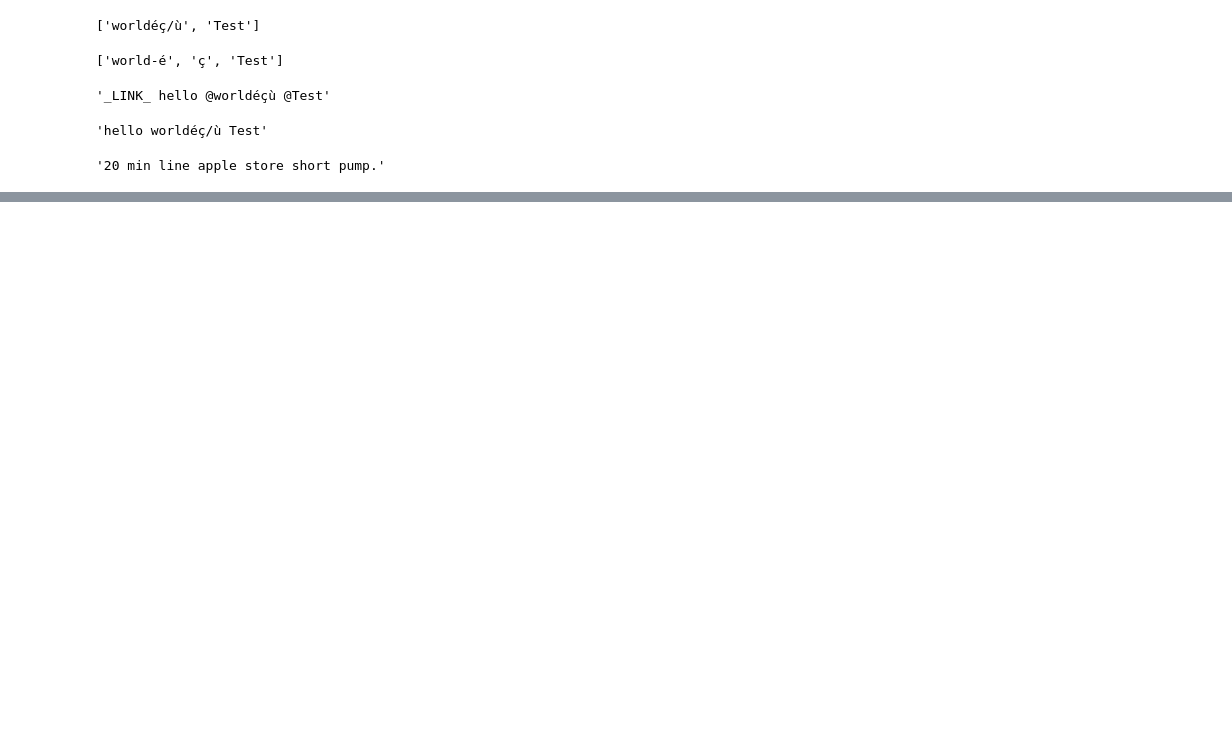
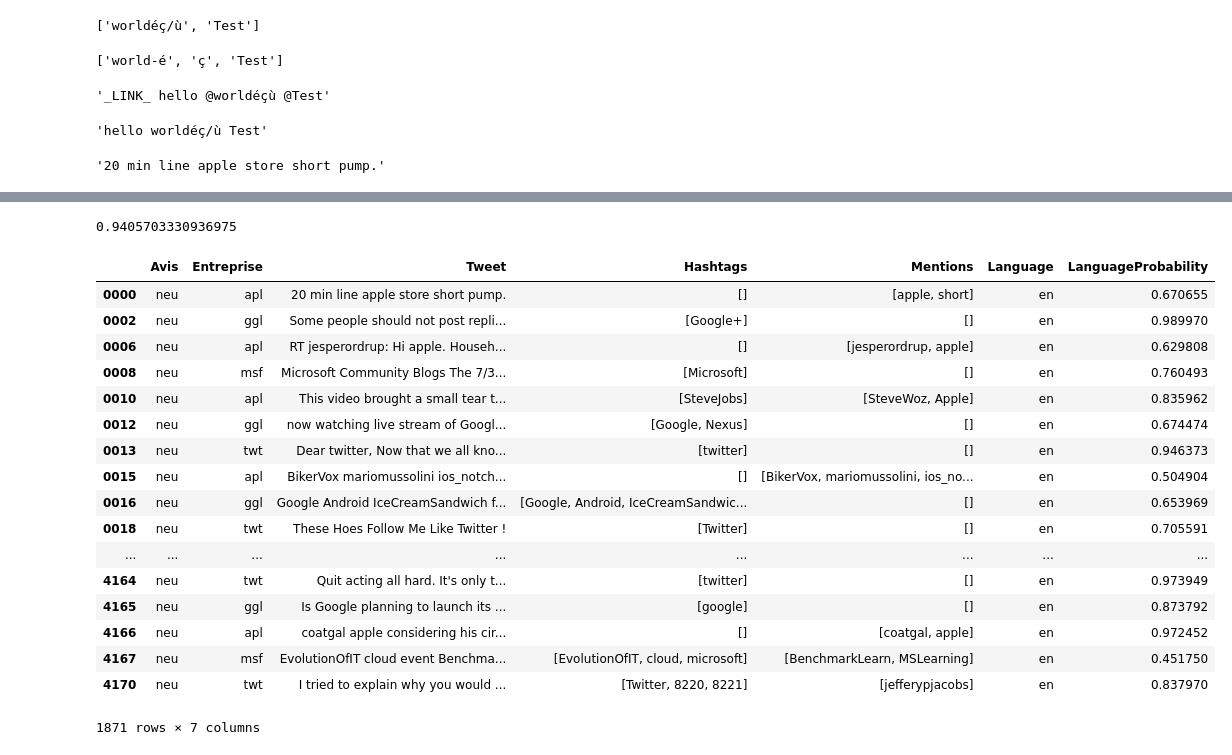
Before and after one commit to al-one-zero/extraction, a Jupyter notebook: notebooks/oussama.ipynb, the cells around one changed output, grey strips where cells are left out. Drawn from its saved outputs; the diff is of its cells as text; code cells hidden in the pictures; blank space fills up the shorter version.

```diff
--- a/notebooks/oussama.ipynb
+++ b/notebooks/oussama.ipynb
@@ -200,0 +286,29 @@ df.to_pickle("../data/df_preproc.pk")
+# %%
+def irr_classification_by_lang_acc(df, prob_threshold):
+    return (len(df[(df.Avis != "irr") & ((df.Language == "en") | (df.LanguageProbability <= prob_threshold))]) +\
+        len(df[(df.Avis == "irr") & (df.Language != "en") & (df.LanguageProbability > prob_threshold)]))/len(df)
+
+irr_classification_by_lang_acc(df, 0)
+# %% [output]
+0.9405703330936975
+# %%
+df[df.Avis == "neu"]
+# %% [output]
+|  | Avis | Entreprise | Tweet | Hashtags | Mentions | Language | LanguageProbability |
+| 0000 | neu | apl | 20 min line apple store short pump. | [] | [apple, short] | en | 0.670655 |
+| 0002 | neu | ggl | Some people should not post repli... | [Google+] | [] | en | 0.989970 |
+| 0006 | neu | apl | RT jesperordrup: Hi apple. Househ... | [] | [jesperordrup, apple] | en | 0.629808 |
+| 0008 | neu | msf | Microsoft Community Blogs The 7/3... | [Microsoft] | [] | en | 0.760493 |
+| 0010 | neu | apl | This video brought a small tear t... | [SteveJobs] | [SteveWoz, Apple] | en | 0.835962 |
+| 0012 | neu | ggl | now watching live stream of Googl... | [Google, Nexus] | [] | en | 0.674474 |
+| 0013 | neu | twt | Dear twitter, Now that we all kno... | [twitter] | [] | en | 0.946373 |
+| 0015 | neu | apl | BikerVox mariomussolini ios_notch... | [] | [BikerVox, mariomussolini, ios_no... | en | 0.504904 |
+| 0016 | neu | ggl | Google Android IceCreamSandwich f... | [Google, Android, IceCreamSandwic... | [] | en | 0.653969 |
+| 0018 | neu | twt | These Hoes Follow Me Like Twitter ! | [Twitter] | [] | en | 0.705591 |
+| ... | ... | ... | ... | ... | ... | ... | ... |
+| 4164 | neu | twt | Quit acting all hard. It's only t... | [twitter] | [] | en | 0.973949 |
+| 4165 | neu | ggl | Is Google planning to launch its ... | [google] | [] | en | 0.873792 |
+| 4166 | neu | apl | coatgal apple considering his cir... | [] | [coatgal, apple] | en | 0.972452 |
+| 4167 | neu | msf | EvolutionOfIT cloud event Benchma... | [EvolutionOfIT, cloud, microsoft] | [BenchmarkLearn, MSLearning] | en | 0.451750 |
+| 4170 | neu | twt | I tried to explain why you would ... | [Twitter, 8220, 8221] | [jefferypjacobs] | en | 0.837970 |
+1871 rows × 7 columns
```
Also changed, not shown: parts of 14 cells of this notebook, 1 other file.
